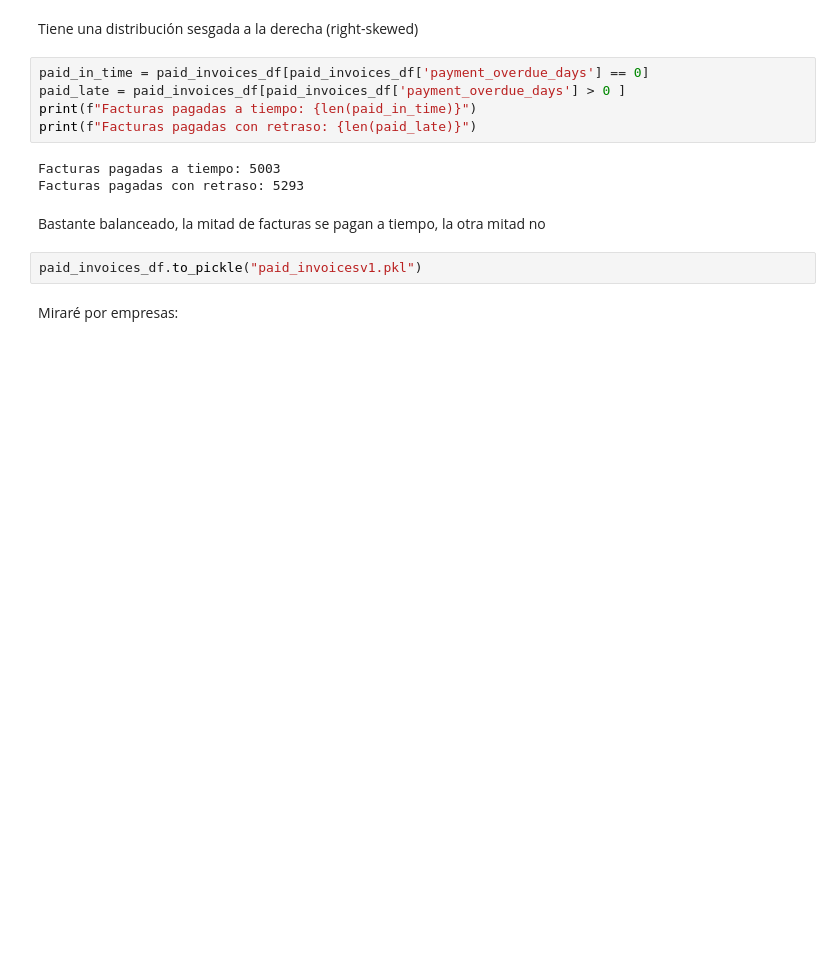
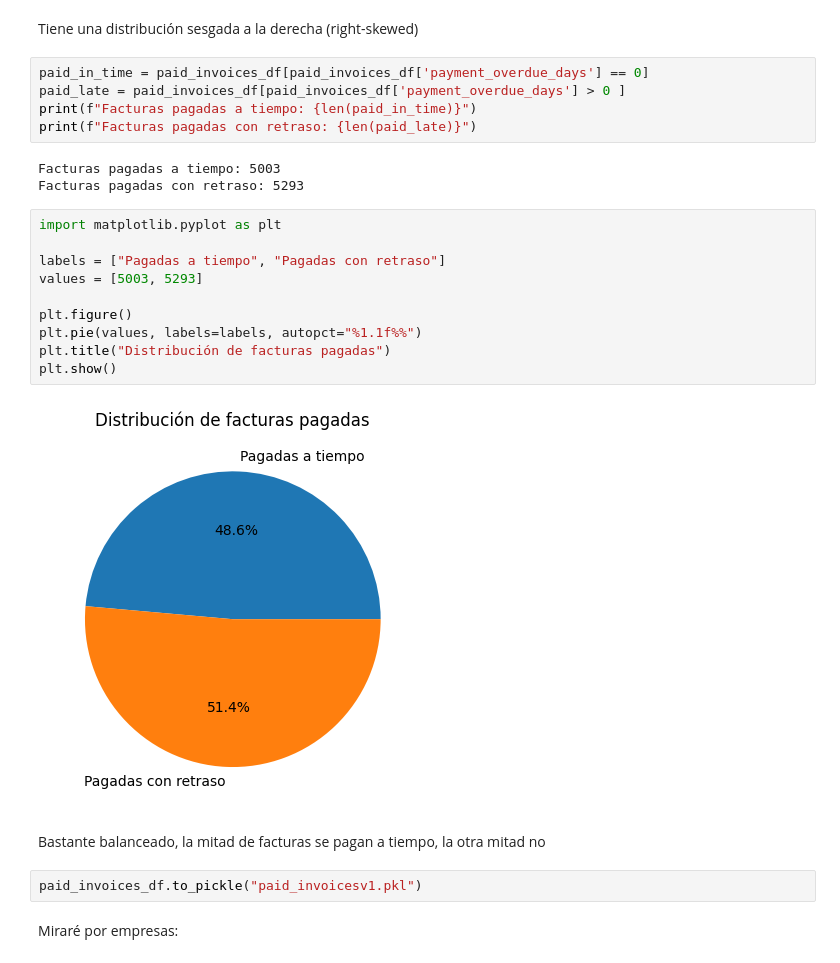
Before and after one commit to isma-fernandez/ai-agent-invoice-payment-prediction-b2b, a Jupyter notebook: exploratory.ipynb, the cells around one changed output. Saved outputs shown, nothing was run; the diff lists cells and outputs as text; blank space fills up the shorter version.

```diff
--- a/exploratory.ipynb
+++ b/exploratory.ipynb
@@ -2023,6 +2035,18 @@ print(f"Facturas pagadas con retraso: {len(paid_late)}")
 # %% [output]
 Facturas pagadas a tiempo: 5003
 Facturas pagadas con retraso: 5293
+# %%
+import matplotlib.pyplot as plt
+
+labels = ["Pagadas a tiempo", "Pagadas con retraso"]
+values = [5003, 5293]
+
+plt.figure()
+plt.pie(values, labels=labels, autopct="%1.1f%%")
+plt.title("Distribución de facturas pagadas")
+plt.show()
+# %% [output]
+[figure, added]
 # %% [markdown]
 Bastante balanceado, la mitad de facturas se pagan a tiempo, la otra mitad no
 # %%
```
Also changed, not shown: parts of 7 cells of this notebook, 2 other files.
